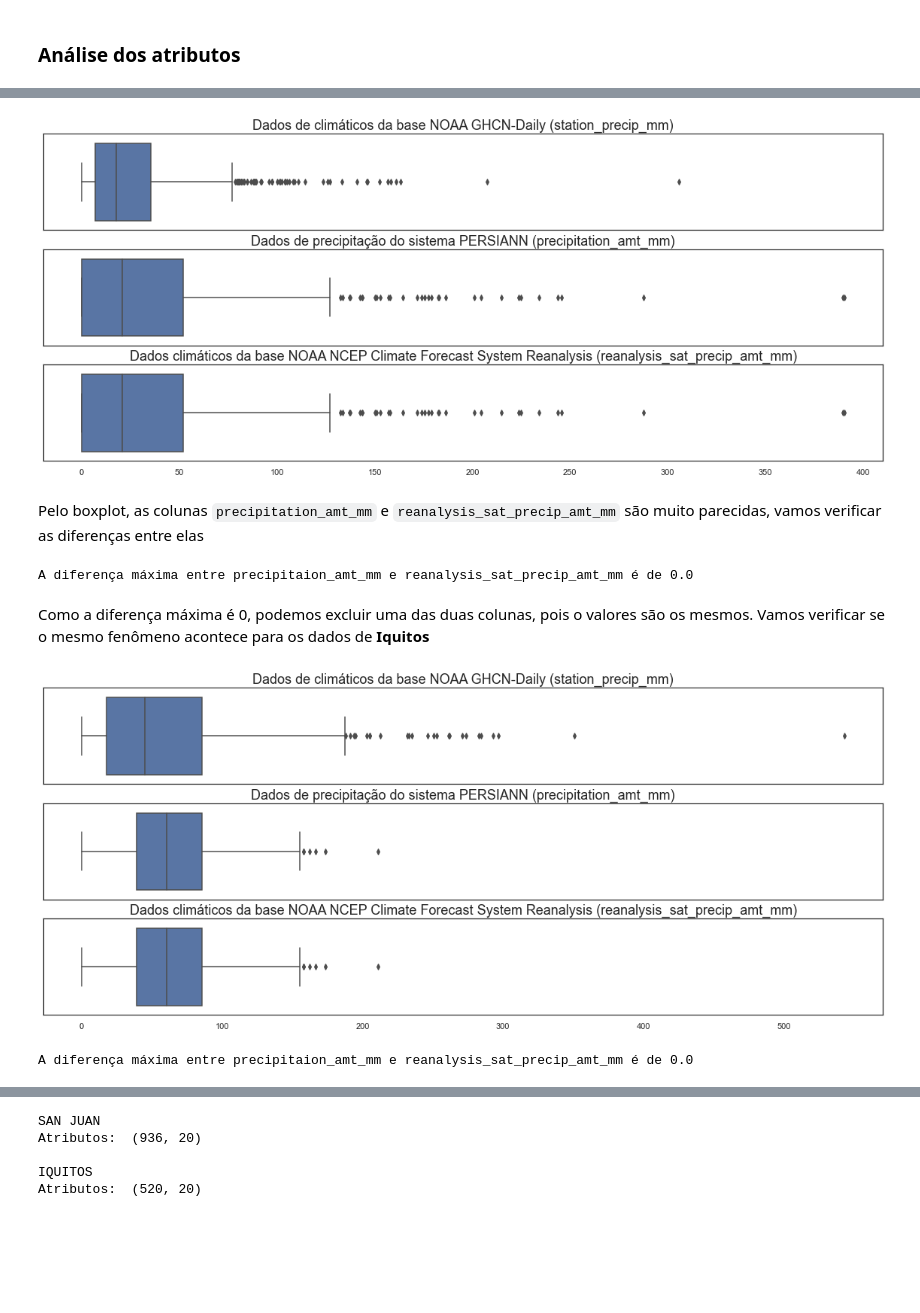
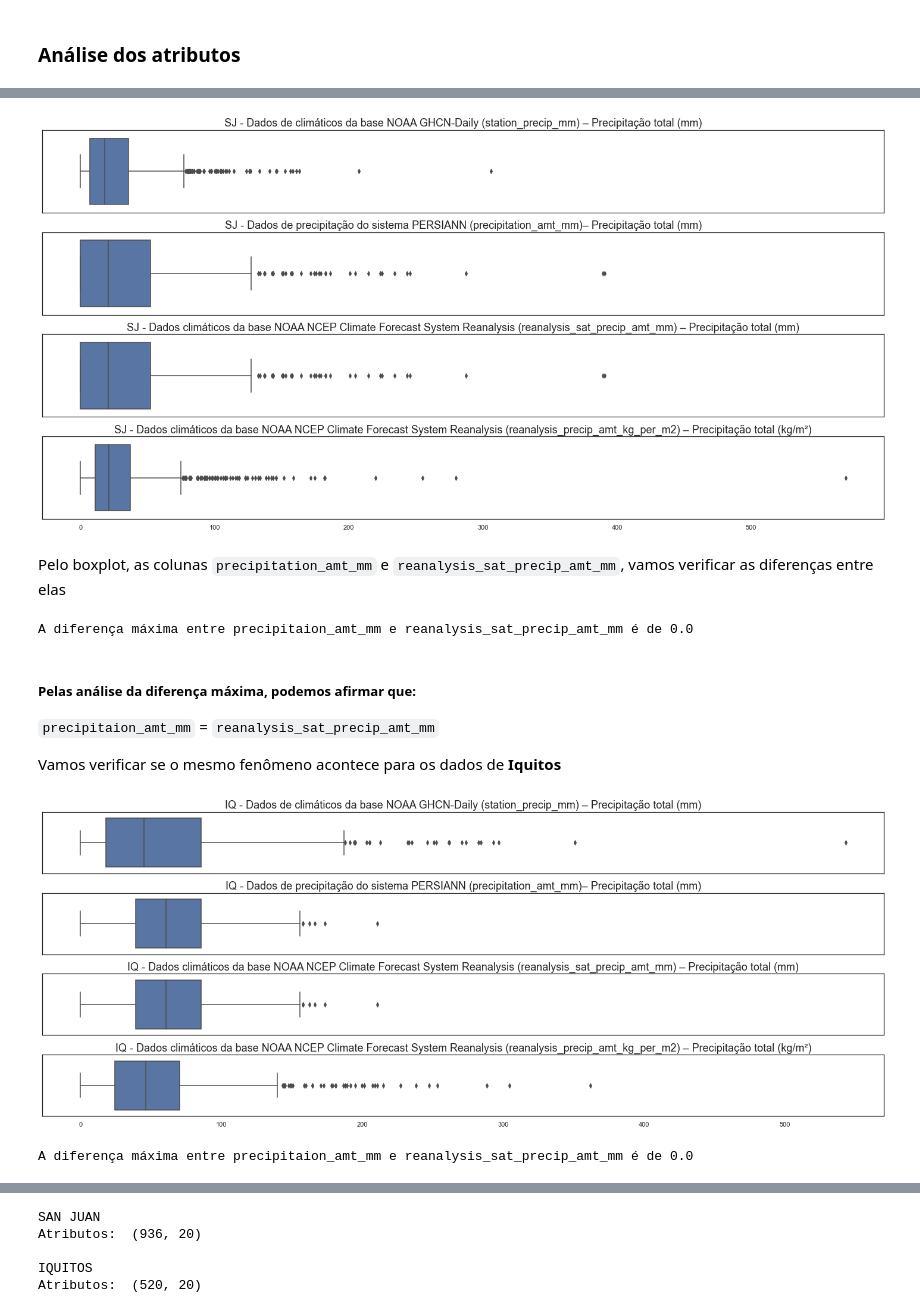
Before and after one commit to ciencia-dados-ifsp-grupo5/DengAI, a Jupyter notebook: notebooks/dengAI.ipynb, the cells around one changed output, grey strips where cells are left out. Cells and saved outputs as stored; diff of their text form; code cells hidden in the pictures; blank space fills up the shorter version.

```diff
--- a/notebooks/dengAI.ipynb
+++ b/notebooks/dengAI.ipynb
@@ -326,49 +334,63 @@ Vamos análisar como é a distribuição dos valores
 # %%
-fig, axs = plt.subplots(3, sharex=True, figsize=(20,8))
+fig, axs = plt.subplots(4, sharex=True, figsize=(20,10))
 
 sns.boxplot(x=sj_features.station_precip_mm, ax=axs[0])
-axs[0].set_title('Dados de climáticos da base NOAA GHCN-Daily (station_precip_mm)' )
+axs[0].set_title('SJ - Dados de climáticos da base NOAA GHCN-Daily (station_precip_mm) – Precipitação total (mm)' )
 axs[0].set_xlabel('')
 
 sns.boxplot(x=sj_features.precipitation_amt_mm , ax=axs[1])
-axs[1].set_title('Dados de precipitação do sistema PERSIANN (precipitation_amt_mm)')
+axs[1].set_title('SJ - Dados de precipitação do sistema PERSIANN (precipitation_amt_mm)– Precipitação total (mm)')
 axs[1].set_xlabel('')
 
 sns.boxplot(x=sj_features.reanalysis_sat_precip_amt_mm , ax=axs[2])
-axs[2].set_title('Dados climáticos da base NOAA NCEP Climate Forecast System Reanalysis (reanalysis_sat_precip_amt_mm)')
+axs[2].set_title('SJ - Dados climáticos da base NOAA NCEP Climate Forecast System Reanalysis (reanalysis_sat_precip_amt_mm) – Precipitação total (mm)')
 axs[2].set_xlabel('')
 
+sns.boxplot(x=sj_features.reanalysis_precip_amt_kg_per_m2  , ax=axs[3])
+axs[3].set_title('SJ - Dados climáticos da base NOAA NCEP Climate Forecast System Reanalysis (reanalysis_precip_amt_kg_per_m2) – Precipitação total (kg/m²)')
+axs[3].set_xlabel('')
+
+plt.tight_layout()
+
 plt.show()
 # %% [output]
-[figure, old version]
+[figure, new version]
 # %% [markdown]
-Pelo boxplot, as colunas `precipitation_amt_mm` e `reanalysis_sat_precip_amt_mm` são muito parecidas, vamos verificar as diferenças entre elas
+Pelo boxplot, as colunas `precipitation_amt_mm` e  `reanalysis_sat_precip_amt_mm`, vamos verificar as diferenças entre elas
 # %%
 print(f'A diferença máxima entre precipitaion_amt_mm e reanalysis_sat_precip_amt_mm é de {(sj_features.precipitation_amt_mm  - sj_features.reanalysis_sat_precip_amt_mm ).max()}')
 # %% [output]
 A diferença máxima entre precipitaion_amt_mm e reanalysis_sat_precip_amt_mm é de 0.0
 # %% [markdown]
-Como a diferença máxima é 0, podemos excluir uma das duas colunas, pois o valores são os mesmos.
+##### Pelas análise da diferença máxima, podemos afirmar que:
+
+`precipitaion_amt_mm` = `reanalysis_sat_precip_amt_mm`
+
 Vamos verificar se o mesmo fenômeno acontece para os dados de **Iquitos**
 # %%
-fig, axs = plt.subplots(3, sharex=True, figsize=(20,8))
+fig, axs = plt.subplots(4, sharex=True, figsize=(20,8))
 
 sns.boxplot(x=iq_features.station_precip_mm, ax=axs[0])
-axs[0].set_title('Dados de climáticos da base NOAA GHCN-Daily (station_precip_mm)' )
+axs[0].set_title('IQ - Dados de climáticos da base NOAA GHCN-Daily (station_precip_mm) – Precipitação total (mm)' )
 axs[0].set_xlabel('')
 
 sns.boxplot(x=iq_features.precipitation_amt_mm , ax=axs[1])
-axs[1].set_title('Dados de precipitação do sistema PERSIANN (precipitation_amt_mm)')
+axs[1].set_title('IQ - Dados de precipitação do sistema PERSIANN (precipitation_amt_mm)– Precipitação total (mm)')
 axs[1].set_xlabel('')
 
 sns.boxplot(x=iq_features.reanalysis_sat_precip_amt_mm , ax=axs[2])
-axs[2].set_title('Dados climáticos da base NOAA NCEP Climate Forecast System Reanalysis (reanalysis_sat_precip_amt_mm)')
+axs[2].set_title('IQ - Dados climáticos da base NOAA NCEP Climate Forecast System Reanalysis (reanalysis_sat_precip_amt_mm) – Precipitação total (mm)')
 axs[2].set_xlabel('')
 
+sns.boxplot(x=iq_features.reanalysis_precip_amt_kg_per_m2, ax=axs[3])
+axs[3].set_title('IQ - Dados climáticos da base NOAA NCEP Climate Forecast System Reanalysis (reanalysis_precip_amt_kg_per_m2) – Precipitação total (kg/m²)')
+axs[3].set_xlabel('')
+
+plt.tight_layout()
 plt.show()
 
-print(f'A diferença máxima entre precipitaion_amt_mm e reanalysis_sat_precip_amt_mm é de {(iq_features.precipitation_amt_mm  - iq_features.reanalysis_sat_precip_amt_mm ).max()}')
+print(f'A diferença máxima entre precipitaion_amt_mm e reanalysis_sat_precip_amt_mm é de {(sj_features.precipitation_amt_mm  - sj_features.reanalysis_sat_precip_amt_mm ).max()}')
 # %% [output]
-[figure, old version]
+[figure, new version]
 A diferença máxima entre precipitaion_amt_mm e reanalysis_sat_precip_amt_mm é de 0.0
 # %% [markdown]
```
Also changed, not shown: parts of 9 cells of this notebook.
